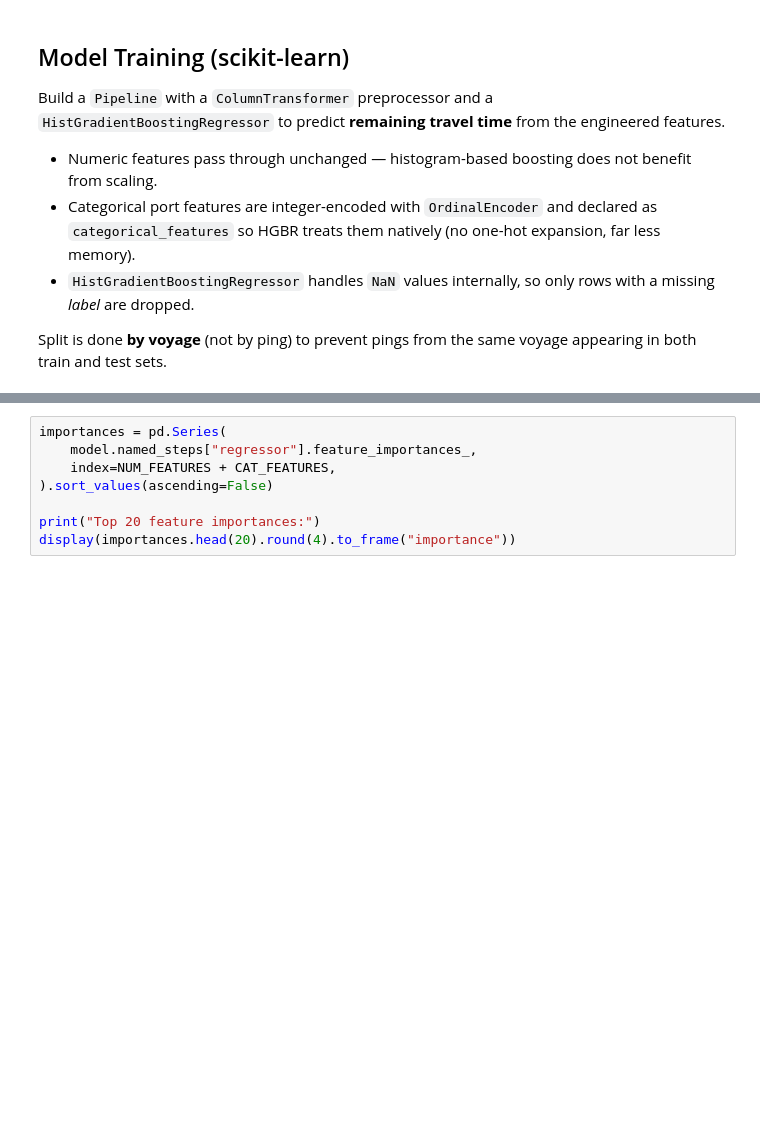
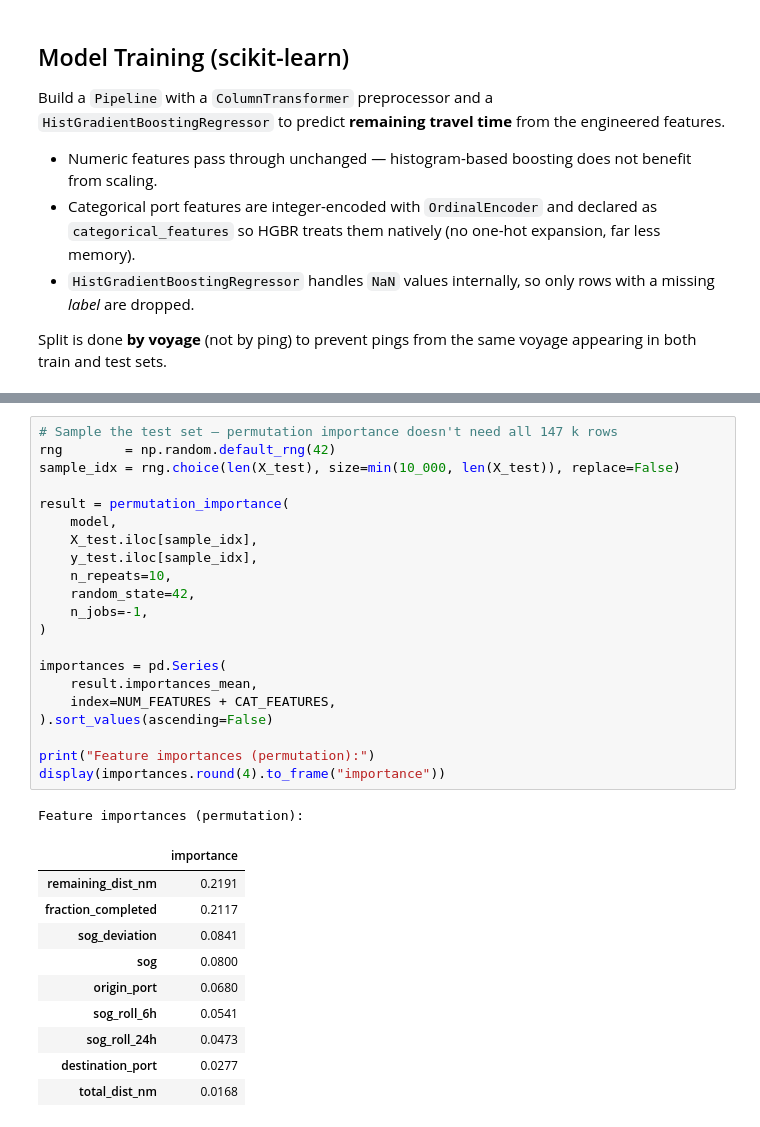
Before and after one commit to JefVanLaer/delay_predictor, a Jupyter notebook: notebooks/training.ipynb, the cells around one changed output, grey strips where cells are left out. Drawn from its saved outputs; the diff is of its cells as text; blank space fills up the shorter version.

```diff
--- a/notebooks/training.ipynb
+++ b/notebooks/training.ipynb
@@ -357,11 +460,36 @@ print(f"R²   : {r2:.3f}")
 # %%
+# Sample the test set — permutation importance doesn't need all 147 k rows
+rng        = np.random.default_rng(42)
+sample_idx = rng.choice(len(X_test), size=min(10_000, len(X_test)), replace=False)
+
+result = permutation_importance(
+    model,
+    X_test.iloc[sample_idx],
+    y_test.iloc[sample_idx],
+    n_repeats=10,
+    random_state=42,
+    n_jobs=-1,
+)
+
 importances = pd.Series(
-    model.named_steps["regressor"].feature_importances_,
+    result.importances_mean,
     index=NUM_FEATURES + CAT_FEATURES,
 ).sort_values(ascending=False)
 
-print("Top 20 feature importances:")
-display(importances.head(20).round(4).to_frame("importance"))
+print("Feature importances (permutation):")
+display(importances.round(4).to_frame("importance"))
+# %% [output]
+Feature importances (permutation):
+|  | importance |
+| remaining_dist_nm | 0.2191 |
+| fraction_completed | 0.2117 |
+| sog_deviation | 0.0841 |
+| sog | 0.0800 |
+| origin_port | 0.0680 |
+| sog_roll_6h | 0.0541 |
+| sog_roll_24h | 0.0473 |
+| destination_port | 0.0277 |
+| total_dist_nm | 0.0168 |
 # %%
 model_path = Path("../models/delay_predictor.joblib")
 model_path.parent.mkdir(parents=True, exist_ok=True)
```
Also changed, not shown: parts of 13 cells of this notebook, 2 other files.
